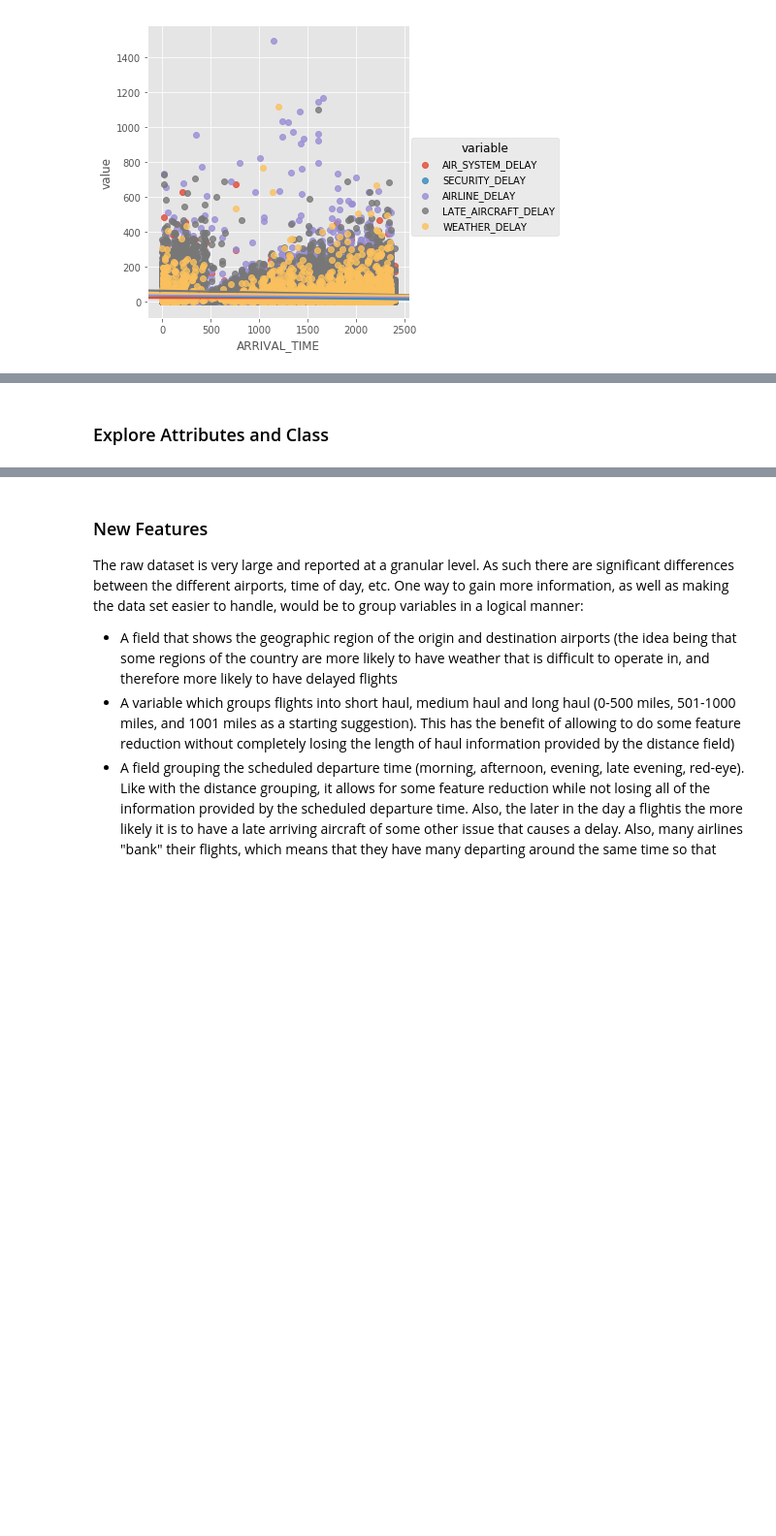
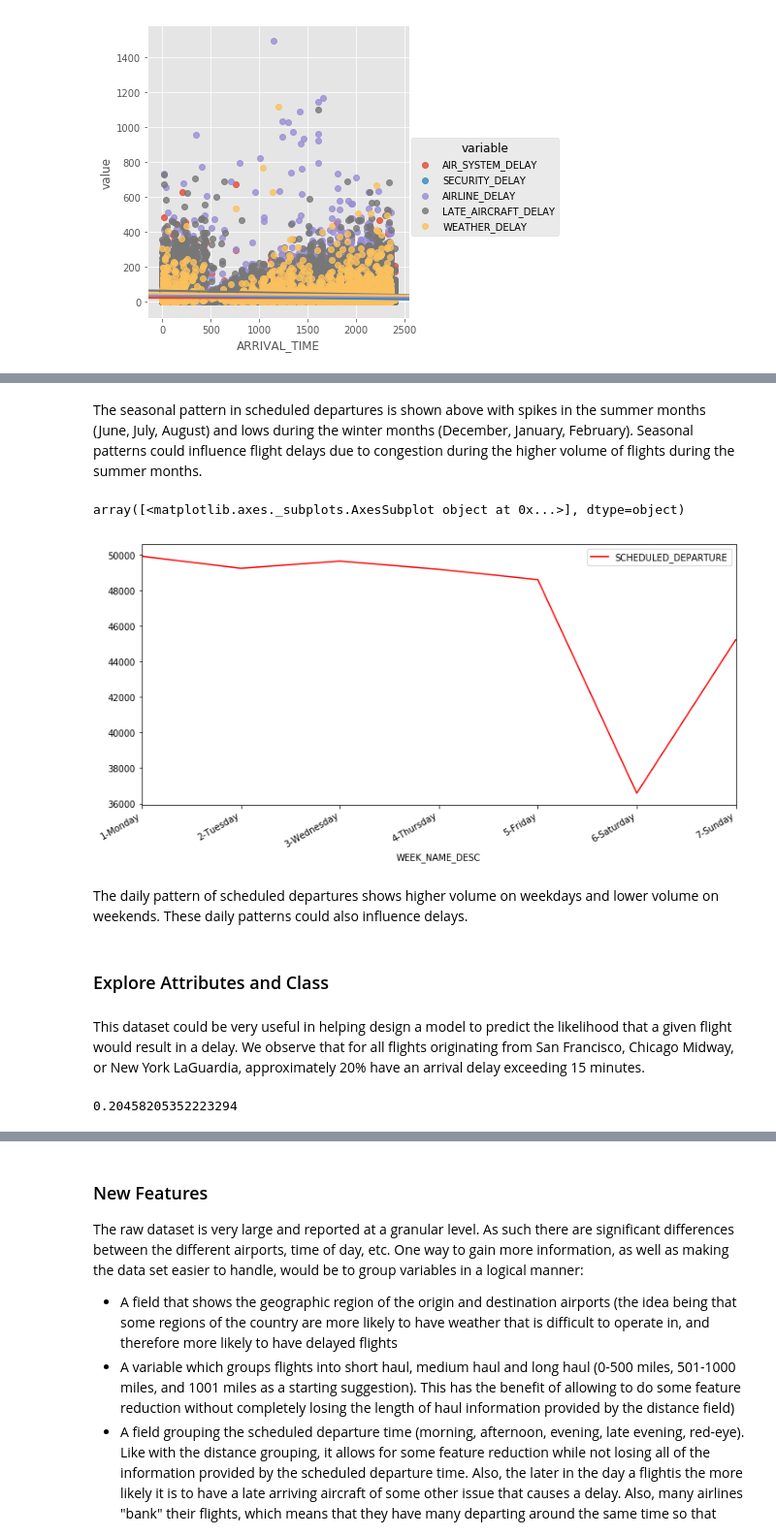
Before and after one commit to JackNelson/MSDS7331_Project1, a Jupyter notebook: Project1.ipynb, the cells around one changed output, grey strips where cells are left out. Shown: that part at 97% size. Drawn from its saved outputs; the diff is of its cells as text; code cells hidden in the pictures; blank space fills up the shorter version.

```diff
--- a/Project1.ipynb
+++ b/Project1.ipynb
@@ -426,2 +484,23 @@ plt.show()
+# %% [markdown]
+The seasonal pattern in scheduled departures is shown above with spikes in the summer months (June, July, August) and lows during the winter months (December, January, February).  Seasonal patterns could influence flight delays due to congestion during the higher volume of flights during the summer months.
+# %%
+#Scheduled Departures by Week Days
+
+df_busyday = pd.DataFrame(df2.groupby('WEEK_NAME_DESC').count()['SCHEDULED_DEPARTURE'])
+#df_busyday = df_busyday.sort_values(['SCHEDULED_DEPARTURE'],ascending = 1)
+df_busyday.head()
+df_busyday.plot(kind='line',subplots=True,color='r',figsize=(12,6),legend=True)
+# %% [output]
+array([<matplotlib.axes._subplots.AxesSubplot object at 0x...>], dtype=object)
+[figure, added]
+# %% [markdown]
+The daily pattern of scheduled departures shows higher volume on weekdays and lower volume on weekends. These daily patterns could also influence delays.
 # %% [markdown]
 ### Explore Attributes and Class
+# %% [markdown]
+This dataset could be very useful in helping design a model to predict the likelihood that a given flight would result in a delay.  We observe that for all flights originating from San Francisco, Chicago Midway, or New York LaGuardia, approximately 20% have an arrival delay exceeding 15 minutes.
+# %%
+delay_rate = df2.DELAYED.sum() / df2.DELAYED.count()
+delay_rate
+# %% [output]
+0.20458205352223294
```
Also changed, not shown: parts of 9 cells of this notebook.
